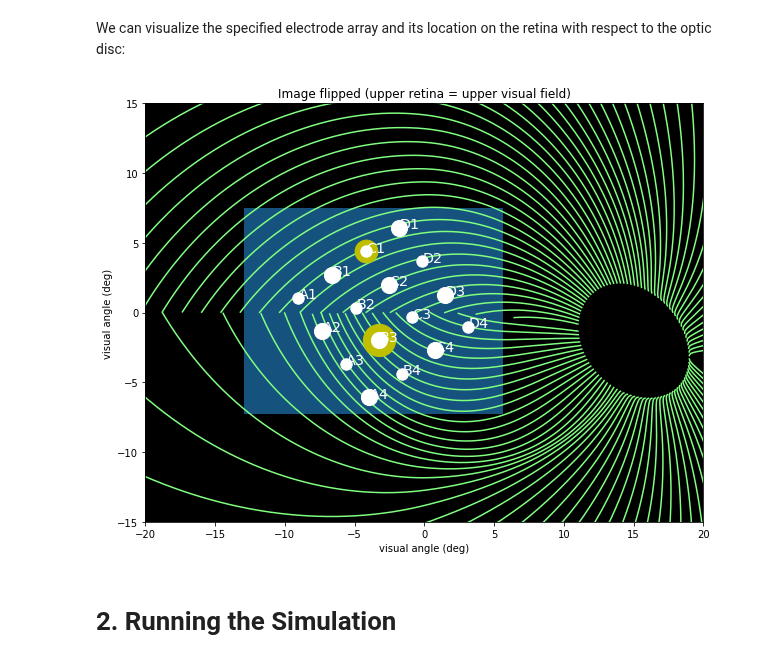
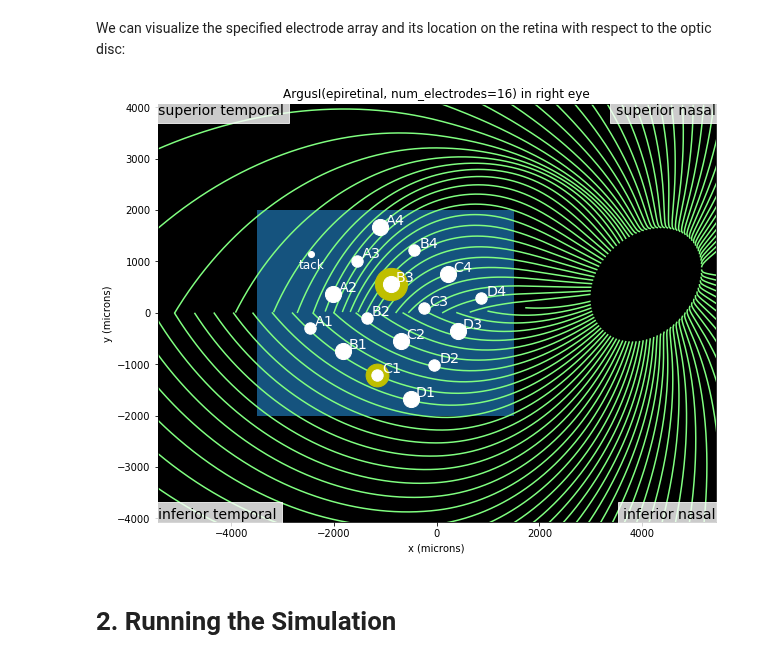
Before and after one commit to pulse2percept/pulse2percept, a Jupyter notebook: examples/notebooks/0.0-example-usage.ipynb, the cells around one changed output. Drawn from its saved outputs; the diff is of its cells as text; code cells hidden in the pictures.

```diff
--- a/examples/notebooks/0.0-example-usage.ipynb
+++ b/examples/notebooks/0.0-example-usage.ipynb
@@ -31,7 +31,7 @@ If you are running this code in a Jupyter Notebook, you can see what arguments t
 If you want to see more of the documentation, hit <tt>TAB</tt> again while still holding down <tt>Shift</tt> (so it's <tt>Shift+TAB+TAB</tt>).
 # %%
 # Load an Argus II array
-argus = p2p.implants.ArgusI(x_center=-800, y_center=0, h=80, rot=np.deg2rad(35))
+argus = p2p.implants.ArgusI(x_center=-800, y_center=0, h=80, rot=np.deg2rad(-35), eye='RE')
 # %% [markdown]
 ### 1.2 Starting the Simulation Framework
 
@@ -62,7 +62,7 @@ In `set_optic_fiber_layer`, you can specify parameters such as the spatial sampl
 # object, which created a spatial grid and generated the axtron streak map.
 
 # Set the spatial sampling step (microns) of the retinal grid
-s_sample = 400
+s_sample = 100
 sim.set_optic_fiber_layer(sampling=s_sample, x_range=(-3500, 1500), y_range=(-2000, 2000),
                           sensitivity_rule='decay', decay_const=2.0,
                           contribution_rule='max')
@@ -101,9 +101,9 @@ stim = {
 # %% [markdown]
 We can visualize the specified electrode array and its location on the retina with respect to the optic disc:
 # %%
-sim.plot_fundus(stim);
+sim.plot_fundus(stim, upside_down=False);
 # %% [output]
-[figure, old version]
+[figure, new version]
 # %% [markdown]
 # 2. Running the Simulation
 # %% [markdown]
```
Also changed, not shown: parts of 5 cells of this notebook, 2 other files.
